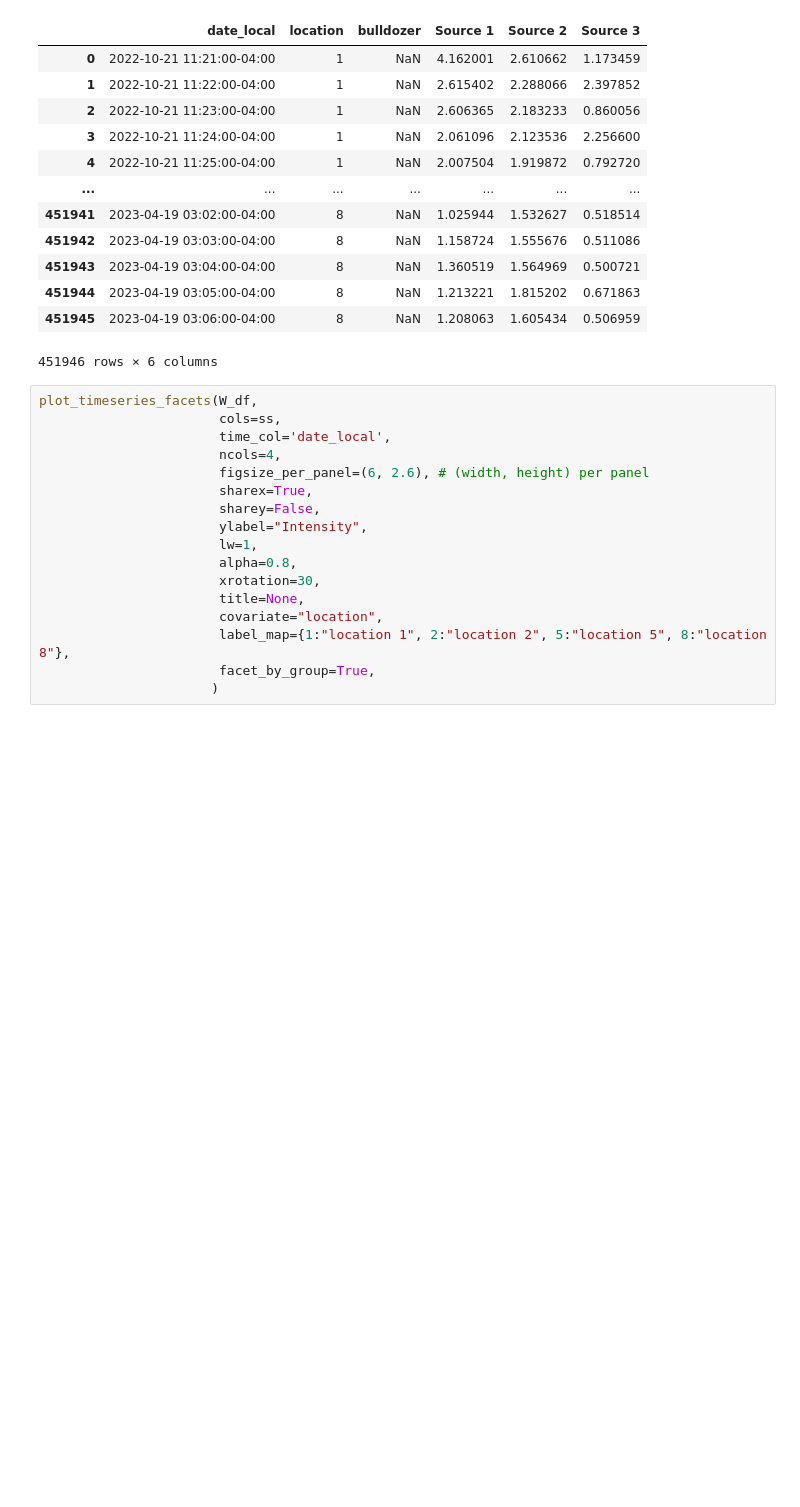
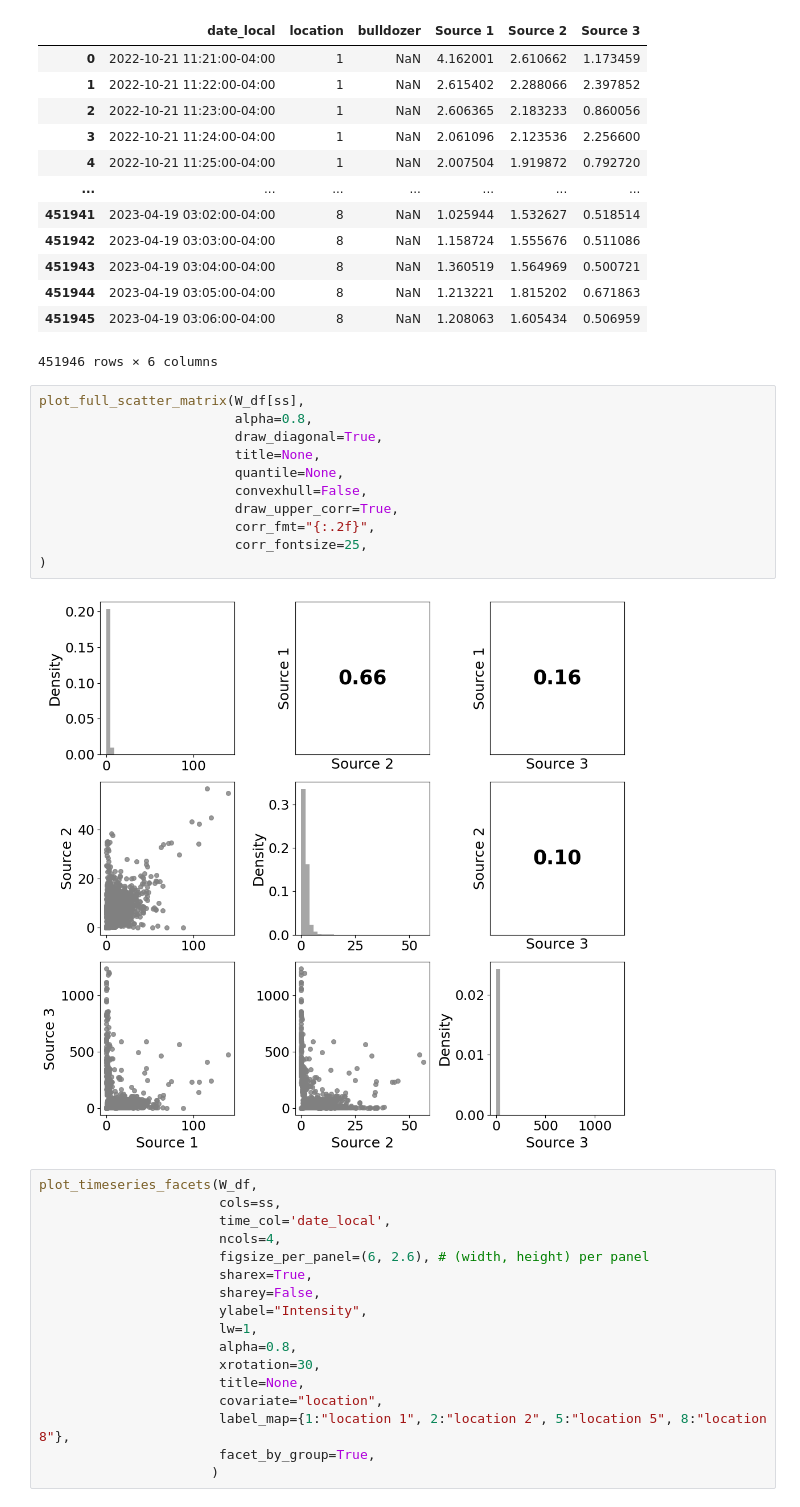
Before and after one commit to jinbora0720/GeomNMF-CurtisBay, a Jupyter notebook: 3_CB_nonegpm25mpm1_find_best_pruning_K3.ipynb, the cells around one changed output. Saved outputs shown, nothing was run; the diff lists cells and outputs as text; blank space fills up the shorter version.

```diff
--- a/3_CB_nonegpm25mpm1_find_best_pruning_K3.ipynb
+++ b/3_CB_nonegpm25mpm1_find_best_pruning_K3.ipynb
@@ -323,6 +323,19 @@ W_df
 | 451944 | 2023-04-19 03:05:00-04:00 | 8 | NaN | 1.213221 | 1.815202 | 0.671863 |
 | 451945 | 2023-04-19 03:06:00-04:00 | 8 | NaN | 1.208063 | 1.605434 | 0.506959 |
 451946 rows × 6 columns
+# %%
+plot_full_scatter_matrix(W_df[ss],
+                         alpha=0.8,
+                         draw_diagonal=True,
+                         title=None,
+                         quantile=None,
+                         convexhull=False,
+                         draw_upper_corr=True,
+                         corr_fmt="{:.2f}",
+                         corr_fontsize=25,
+)
+# %% [output]
+[figure, added]
 # %%
 plot_timeseries_facets(W_df,
                        cols=ss,
```
Also changed, not shown: parts of 12 cells of this notebook.
